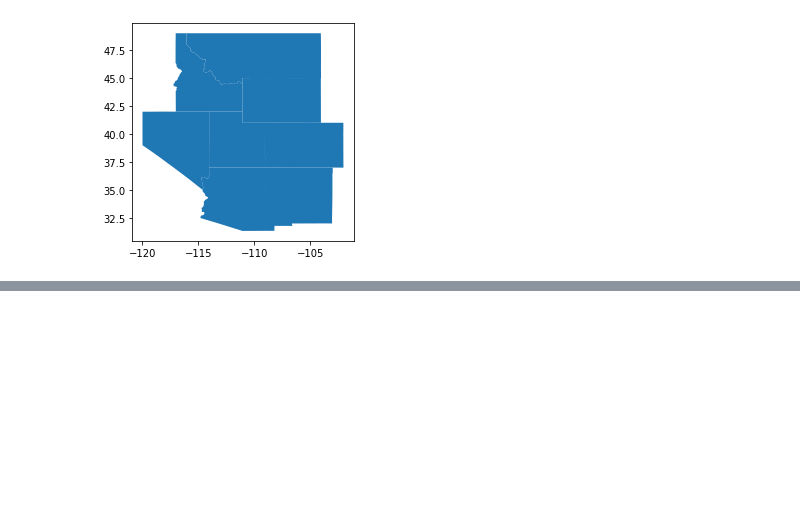
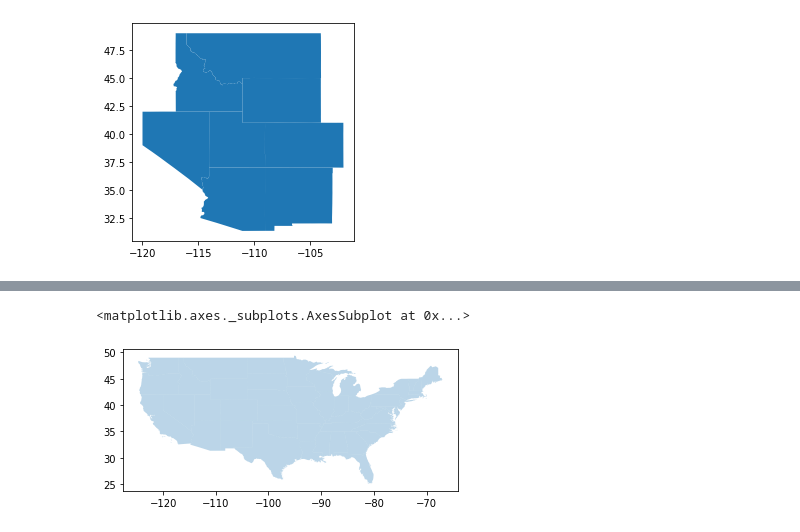
Before and after one commit to RubinBaskir/MEA_Mapper, a Jupyter notebook: working_notebook.ipynb, the cells around one changed output, grey strips where cells are left out. Drawn from its saved outputs; the diff is of its cells as text; code cells hidden in the pictures; blank space fills up the shorter version.

```diff
--- a/working_notebook.ipynb
+++ b/working_notebook.ipynb
@@ -274,0 +160,5 @@ Changes not staged for commit:
+# %%
+usa[1:50].plot(alpha = 0.3)
+# %% [output]
+<matplotlib.axes._subplots.AxesSubplot at 0x...>
+[figure, added]
```
Also changed, not shown: parts of 29 cells of this notebook, 1 other file.
